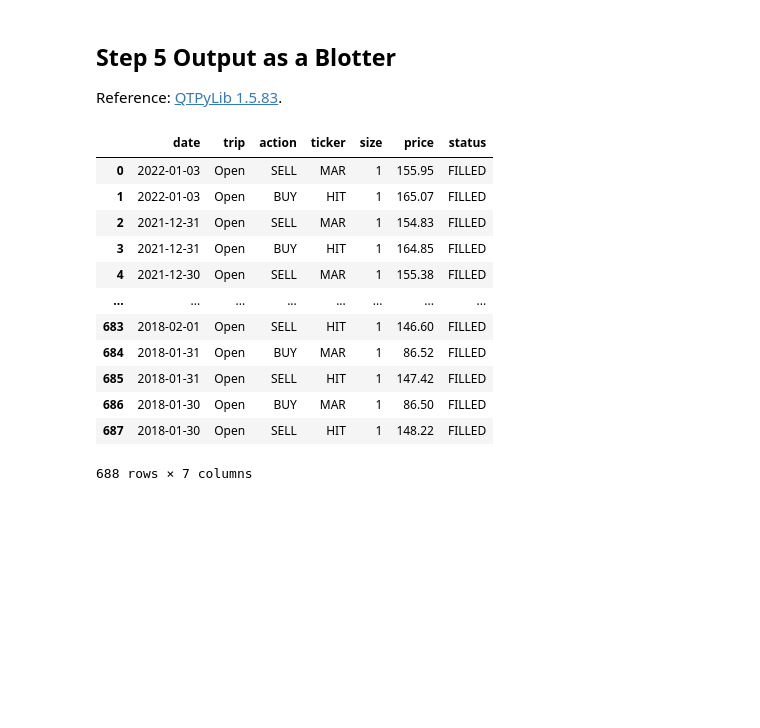
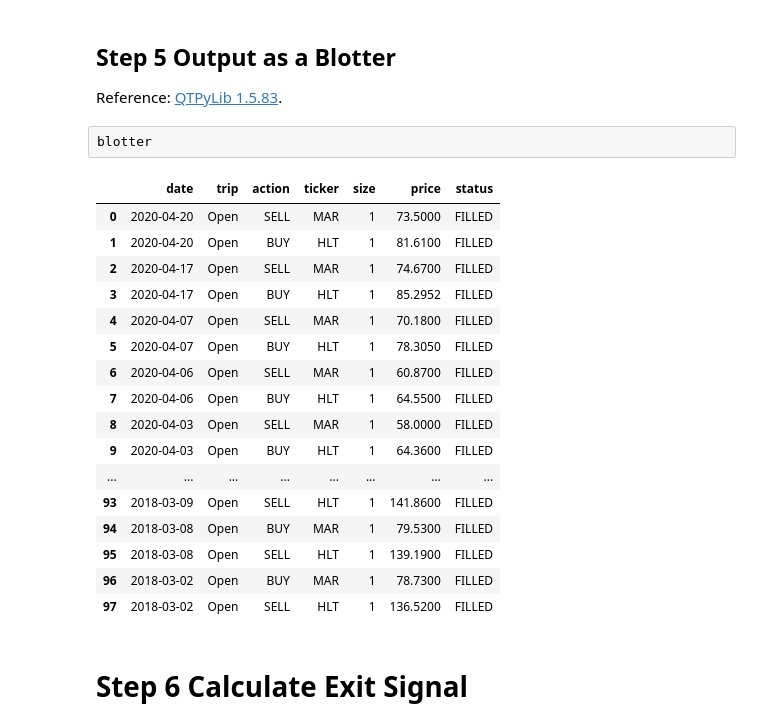
Before and after one commit to Fintech533-Sakura/interactive_trader, a Jupyter notebook: Pair_Trading_strat.ipynb, the cells around one changed output. Cells and saved outputs as stored; diff of their text form; code cells hidden in the pictures; blank space fills up the shorter version.

```diff
--- a/Pair_Trading_strat.ipynb
+++ b/Pair_Trading_strat.ipynb
@@ -37,6 +30,8 @@ x, threshold
 # %%
 x = 1
-THRESHOLD = 1.5
+THRESHOLD = 2.5
+alpha=0.05
+interval=5
 # %% [markdown]
 ## Step 3 Calculate Spread, Standard Deviation of spread and Long Term Mean
 # %%
@@ -97,7 +78,6 @@ Reference: <a href="https://pypi.org/project/QTPyLib/" target="_blank">QTPyLib 1
 # %%
 # !pip install blotter
 # %%
-
 blotter = pd.DataFrame(
     columns=['date', 'trip', 'action', 'ticker', 'size',
              'price', 'status']
@@ -105,12 +85,13 @@ blotter = pd.DataFrame(
 for index, row in mydf.iterrows():
     if row["Low"] == True:
         blotter.loc[len(blotter.index)] = [row["Date"], 'Open', 'BUY', 'MAR', 1, row["mar_Open"], 'FILLED']
-        blotter.loc[len(blotter.index)] = [row["Date"], 'Open', 'SELL', 'HIT', 1, row["hlt_Open"], 'FILLED']
+        blotter.loc[len(blotter.index)] = [row["Date"], 'Open', 'SELL', 'HLT', 1, row["hlt_Open"], 'FILLED']
     elif row["High"] == True:
         blotter.loc[len(blotter.index)] = [row["Date"], 'Open', 'SELL', 'MAR', 1, row["mar_Open"], 'FILLED']
-        blotter.loc[len(blotter.index)] = [row["Date"], 'Open', 'BUY', 'HIT', 1, row["hlt_Open"], 'FILLED']
+        blotter.loc[len(blotter.index)] = [row["Date"], 'Open', 'BUY', 'HLT', 1, row["hlt_Open"], 'FILLED']
+# %% [raw]
+blotter
 # %%
-
 blotter = pd.DataFrame(
     columns=['date', 'trip', 'action', 'ticker', 'size',
              'price', 'status']
@@ -118,21 +99,29 @@ blotter = pd.DataFrame(
 for index, row in mydf.iterrows():
     if row["Low"] == True:
         blotter.loc[len(blotter.index)] = [row["Date"], 'Open', 'BUY', 'MAR', 1, row["mar_Open"], 'FILLED']
-        blotter.loc[len(blotter.index)] = [row["Date"], 'Open', 'SELL', 'HIT', 1, row["hlt_Open"], 'FILLED']
+        blotter.loc[len(blotter.index)] = [row["Date"], 'Open', 'SELL', 'HLT', 1, row["hlt_Open"], 'FILLED']
     elif row["High"] == True:
         blotter.loc[len(blotter.index)] = [row["Date"], 'Open', 'SELL', 'MAR', 1, row["mar_Open"], 'FILLED']
-        blotter.loc[len(blotter.index)] = [row["Date"], 'Open', 'BUY', 'HIT', 1, row["hlt_Open"], 'FILLED']
+        blotter.loc[len(blotter.index)] = [row["Date"], 'Open', 'BUY', 'HLT', 1, row["hlt_Open"], 'FILLED']
-# %% [output]
-|  | date | trip | action | ticker | size | price | status |
-| 0 | 2022-01-03 | Open | SELL | MAR | 1 | 155.95 | FILLED |
-| 1 | 2022-01-03 | Open | BUY | HIT | 1 | 165.07 | FILLED |
-| 2 | 2021-12-31 | Open | SELL | MAR | 1 | 154.83 | FILLED |
-| 3 | 2021-12-31 | Open | BUY | HIT | 1 | 164.85 | FILLED |
-| 4 | 2021-12-30 | Open | SELL | MAR | 1 | 155.38 | FILLED |
-| ... | ... | ... | ... | ... | ... | ... | ... |
-| 683 | 2018-02-01 | Open | SELL | HIT | 1 | 146.60 | FILLED |
-| 684 | 2018-01-31 | Open | BUY | MAR | 1 | 86.52 | FILLED |
-| 685 | 2018-01-31 | Open | SELL | HIT | 1 | 147.42 | FILLED |
-| 686 | 2018-01-30 | Open | BUY | MAR | 1 | 86.50 | FILLED |
-| 687 | 2018-01-30 | Open | SELL | HIT | 1 | 148.22 | FILLED |
-688 rows × 7 columns
+# %%
+blotter
+# %% [output]
+|  | date | trip | action | ticker | size | price | status |
+| 0 | 2020-04-20 | Open | SELL | MAR | 1 | 73.5000 | FILLED |
+| 1 | 2020-04-20 | Open | BUY | HLT | 1 | 81.6100 | FILLED |
+| 2 | 2020-04-17 | Open | SELL | MAR | 1 | 74.6700 | FILLED |
+| 3 | 2020-04-17 | Open | BUY | HLT | 1 | 85.2952 | FILLED |
+| 4 | 2020-04-07 | Open | SELL | MAR | 1 | 70.1800 | FILLED |
+| 5 | 2020-04-07 | Open | BUY | HLT | 1 | 78.3050 | FILLED |
+| 6 | 2020-04-06 | Open | SELL | MAR | 1 | 60.8700 | FILLED |
+| 7 | 2020-04-06 | Open | BUY | HLT | 1 | 64.5500 | FILLED |
+| 8 | 2020-04-03 | Open | SELL | MAR | 1 | 58.0000 | FILLED |
+| 9 | 2020-04-03 | Open | BUY | HLT | 1 | 64.3600 | FILLED |
+| ... | ... | ... | ... | ... | ... | ... | ... |
+| 93 | 2018-03-09 | Open | SELL | HLT | 1 | 141.8600 | FILLED |
+| 94 | 2018-03-08 | Open | BUY | MAR | 1 | 79.5300 | FILLED |
+| 95 | 2018-03-08 | Open | SELL | HLT | 1 | 139.1900 | FILLED |
+| 96 | 2018-03-02 | Open | BUY | MAR | 1 | 78.7300 | FILLED |
+| 97 | 2018-03-02 | Open | SELL | HLT | 1 | 136.5200 | FILLED |
+# %% [markdown]
+# Step 6 Calculate Exit Signal
```
Also changed, not shown: parts of 11 cells of this notebook.
